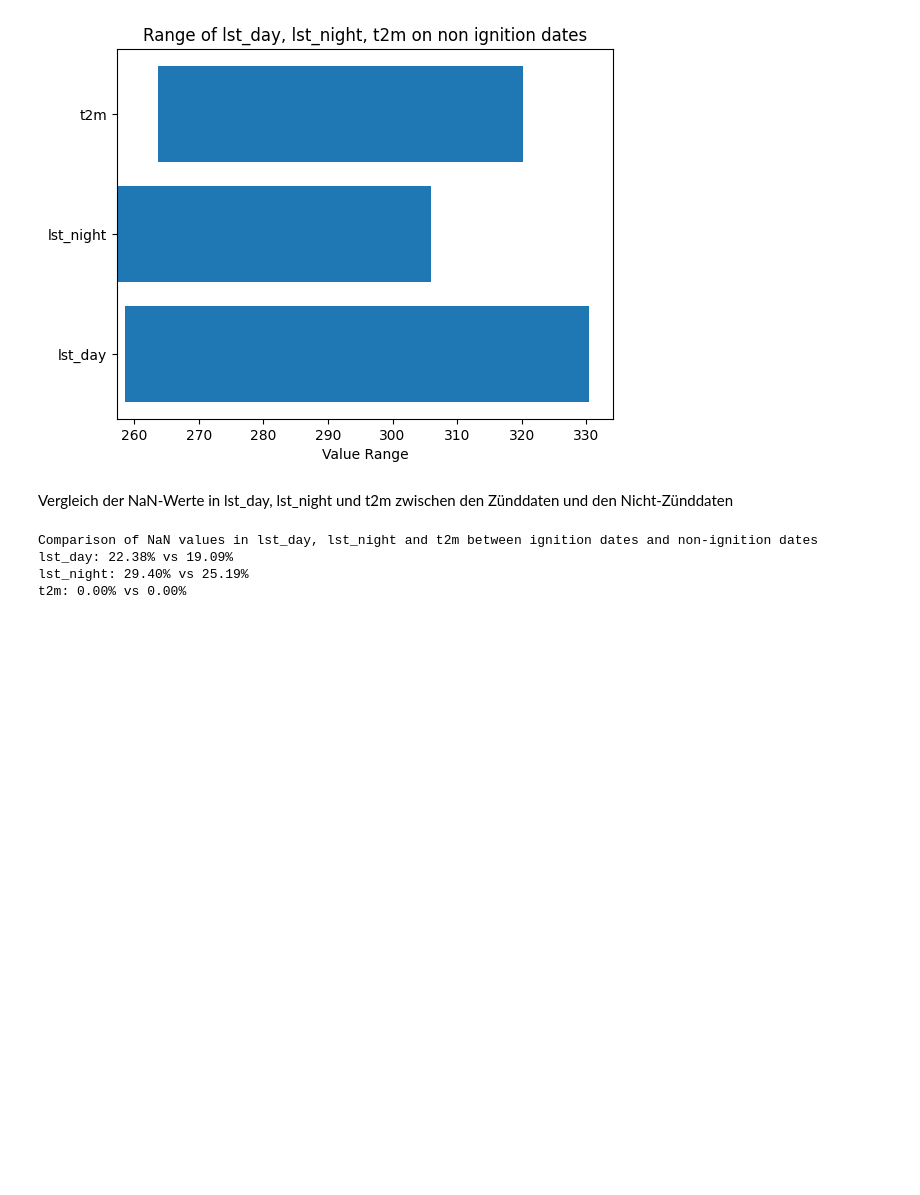
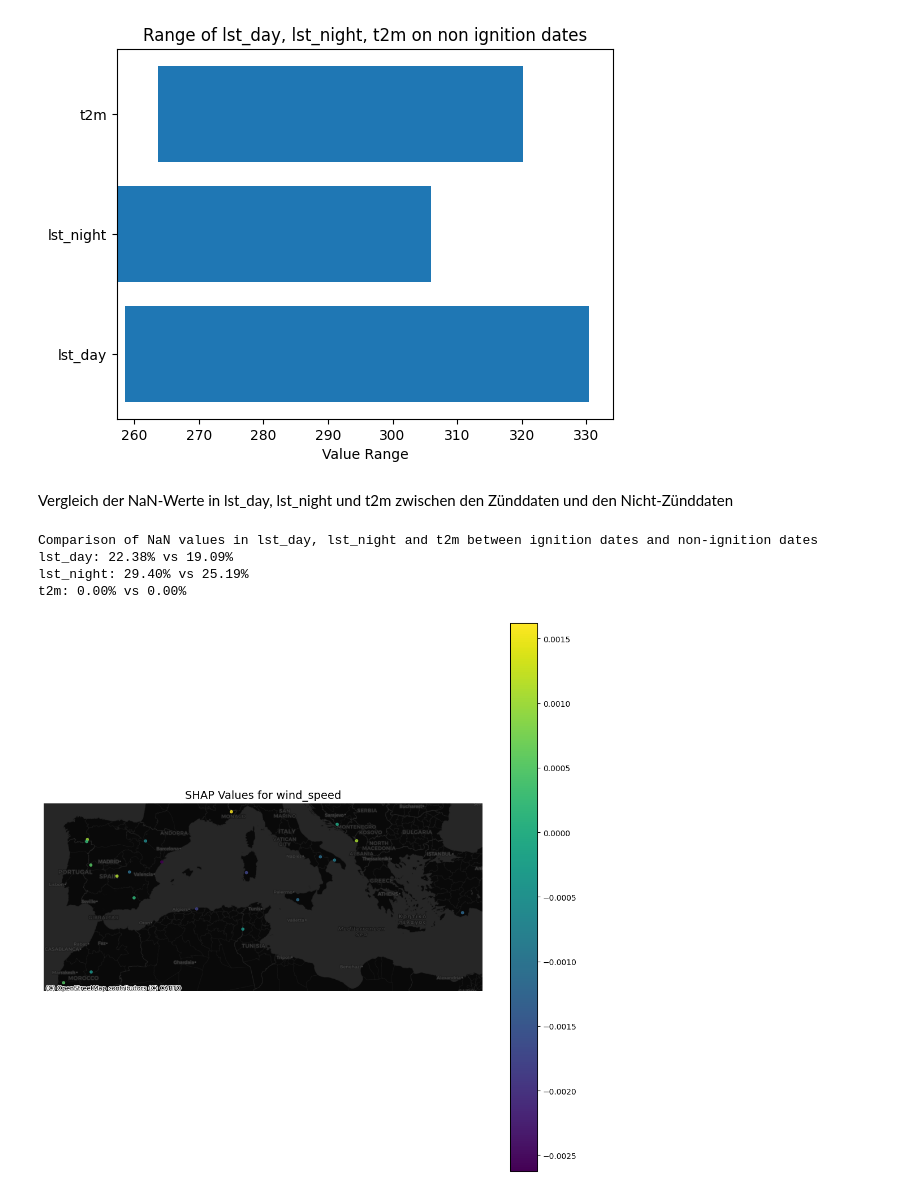
Before and after one commit to paulinebecker2002/mesogeos, a Jupyter notebook: ml_tracks/a_fire_danger/csv_print.ipynb, the cells around one changed output. Cells and saved outputs as stored; diff of their text form; code cells hidden in the pictures; blank space fills up the shorter version.

Commit message:
added cart with shap values

```diff
--- a/ml_tracks/a_fire_danger/csv_print.ipynb
+++ b/ml_tracks/a_fire_danger/csv_print.ipynb
@@ -207,3 +270,31 @@ Comparison of NaN values in lst_day, lst_night and t2m between ignition dates an
 lst_day: 22.38% vs 19.09%
 lst_night: 29.40% vs 25.19%
 t2m: 0.00% vs 0.00%
+# %%
+def plot_shap_geopandas(df, shap_column, title="SHAP Map", cmap="viridis"):
+    """
+    df: Pandas DataFrame mit Spalten 'lat', 'lon' und dem SHAP-Feature
+    shap_column: Name der Spalte mit SHAP-Werten (z. B. 'wind_speed')
+    """
+    # Erstelle GeoDataFrame mit Punkten aus lat/lon
+    gdf = gpd.GeoDataFrame(df,
+                           geometry=gpd.points_from_xy(df['lon'], df['lat']),
+                           crs="EPSG:4326")  # WGS84
+    # Reprojiziere in Web-Mercator (für Hintergrundkarten wie OpenStreetMap)
+    gdf = gdf.to_crs(epsg=3857)
+
+    fig, ax = plt.subplots(figsize=(10, 10))
+    gdf.plot(ax=ax, column=shap_column, cmap=cmap, legend=True, markersize=10, alpha=0.8)
+
+    ctx.add_basemap(ax, source=ctx.providers.CartoDB.DarkMatter)
+
+    ax.set_axis_off()
+    ax.set_title(f"SHAP Values for {shap_column}", fontsize=14)
+    plt.tight_layout()
+    plt.show()
+
+df = pd.read_csv("/Users/I566184/Downloads/shap_map_mlp.csv")
+df.rename(columns={"x": "lat", "y": "lon"}, inplace=True)
+plot_shap_geopandas(df, shap_column="wind_speed", title="SHAP für wind_speed")
+# %% [output]
+[figure, added]
```
Also changed, not shown: parts of 3 cells of this notebook, 3 other files.
